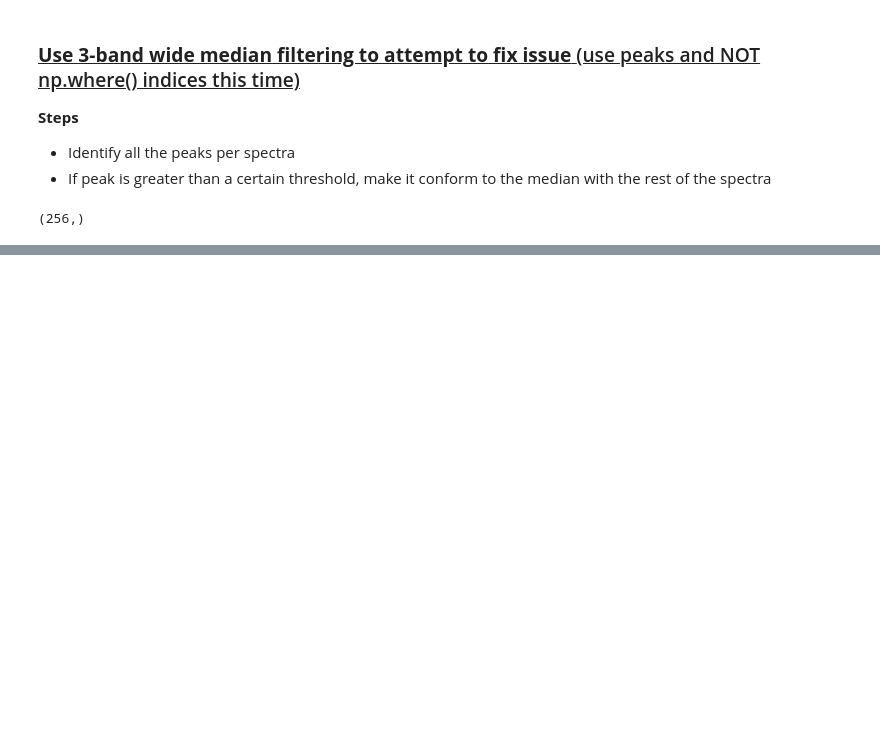
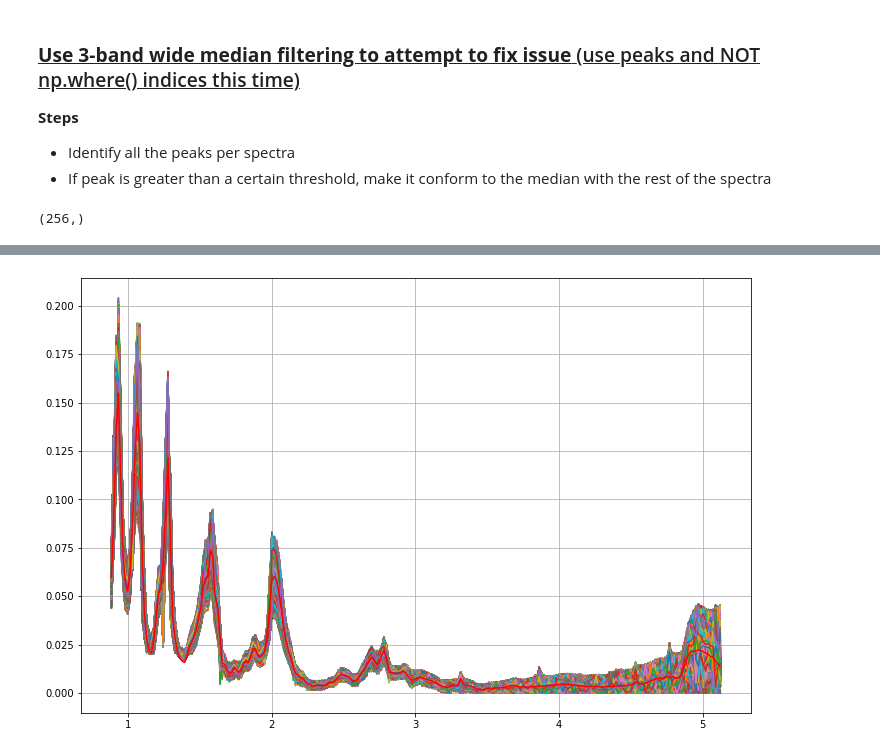
Before and after one commit to lucaslibshutz/spectralResearch, a Jupyter notebook: cleaning_6.ipynb, the cells around one changed output, grey strips where cells are left out. Drawn from its saved outputs; the diff is of its cells as text; code cells hidden in the pictures; blank space fills up the shorter version.

```diff
--- a/cleaning_6.ipynb
+++ b/cleaning_6.ipynb
@@ -165,0 +171,10 @@ Halfway Done
+# %%
+%matplotlib inline
+plt.figure(facecolor='white',figsize=(12,8))
+for spectrum in total_spectrum_2:
+    plt.plot(vims_wave,spectrum)
+plt.plot(vims_wave,averaged,color='red')
+plt.grid()
+plt.show()
+# %% [output]
+[figure, added]
```
Also changed, not shown: parts of 2 cells of this notebook.
